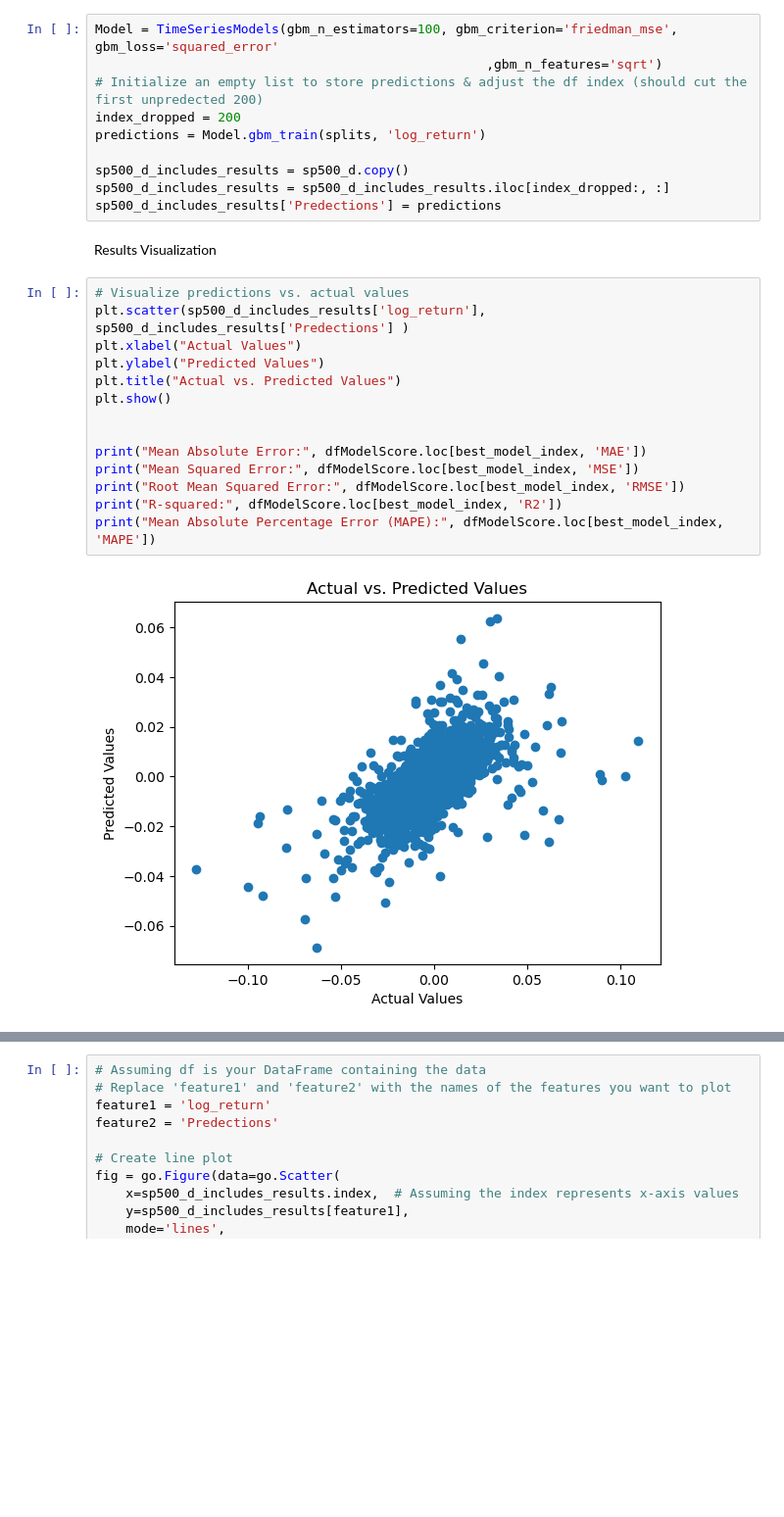
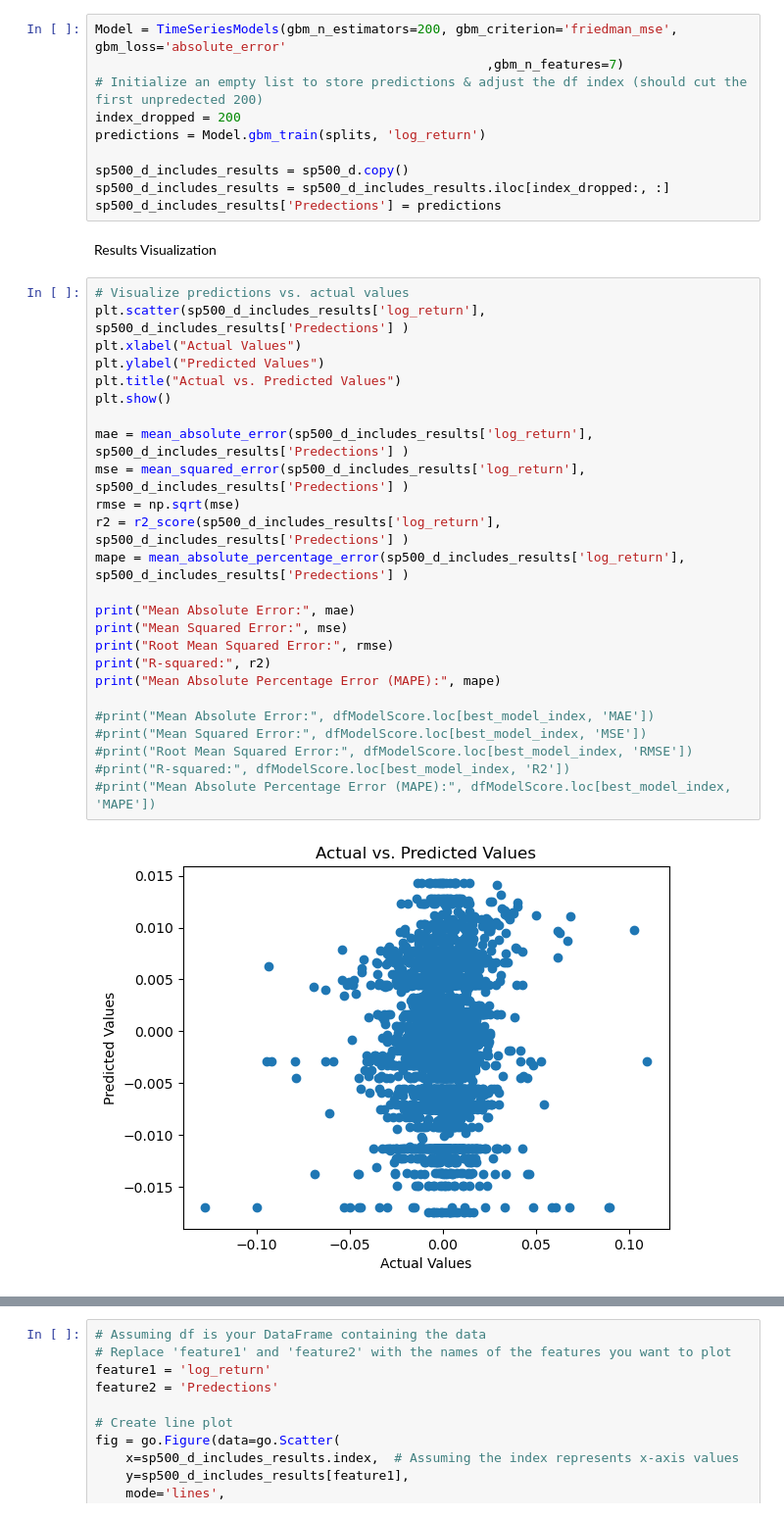
Before and after one commit to RashaJ90/Buy-Sell-Signals-XGBRegressor, a Jupyter notebook: notebooks/Write_again.ipynb, the cells around one changed output, grey strips where cells are left out. Shown at 98% size. Cells and saved outputs as stored; diff of their text form; blank space fills up the shorter version.

Commit message:
Final Results

```diff
--- a/notebooks/Write_again.ipynb
+++ b/notebooks/Write_again.ipynb
@@ -1774,8 +1765,8 @@ Name: 0, dtype: object
 # %% [markdown]
 Train the best Gradient Boosting Model
 # %%
-Model = TimeSeriesModels(gbm_n_estimators=100, gbm_criterion='friedman_mse', gbm_loss='squared_error'
-                                                   ,gbm_n_features='sqrt')
+Model = TimeSeriesModels(gbm_n_estimators=200, gbm_criterion='friedman_mse', gbm_loss='absolute_error'
+                                                   ,gbm_n_features=7)
 # Initialize an empty list to store predictions & adjust the df index (should cut the first unpredected 200)
 index_dropped = 200
 predictions = Model.gbm_train(splits, 'log_return')
@@ -1788,16 +1779,27 @@ Results Visualization
 # %%
 # Visualize predictions vs. actual values
 plt.scatter(sp500_d_includes_results['log_return'], sp500_d_includes_results['Predections'] )
 plt.xlabel("Actual Values")
 plt.ylabel("Predicted Values")
 plt.title("Actual vs. Predicted Values")
 plt.show()
 
+mae = mean_absolute_error(sp500_d_includes_results['log_return'], sp500_d_includes_results['Predections'] )
+mse = mean_squared_error(sp500_d_includes_results['log_return'], sp500_d_includes_results['Predections'] )
+rmse = np.sqrt(mse)
+r2 = r2_score(sp500_d_includes_results['log_return'], sp500_d_includes_results['Predections'] )
+mape = mean_absolute_percentage_error(sp500_d_includes_results['log_return'], sp500_d_includes_results['Predections'] )
 
-print("Mean Absolute Error:", dfModelScore.loc[best_model_index, 'MAE'])
-print("Mean Squared Error:", dfModelScore.loc[best_model_index, 'MSE'])
-print("Root Mean Squared Error:", dfModelScore.loc[best_model_index, 'RMSE'])
-print("R-squared:", dfModelScore.loc[best_model_index, 'R2'])
-print("Mean Absolute Percentage Error (MAPE):", dfModelScore.loc[best_model_index, 'MAPE'])
+print("Mean Absolute Error:", mae)
+print("Mean Squared Error:", mse)
+print("Root Mean Squared Error:", rmse)
+print("R-squared:", r2)
+print("Mean Absolute Percentage Error (MAPE):", mape)
+
+#print("Mean Absolute Error:", dfModelScore.loc[best_model_index, 'MAE'])
+#print("Mean Squared Error:", dfModelScore.loc[best_model_index, 'MSE'])
+#print("Root Mean Squared Error:", dfModelScore.loc[best_model_index, 'RMSE'])
+#print("R-squared:", dfModelScore.loc[best_model_index, 'R2'])
+#print("Mean Absolute Percentage Error (MAPE):", dfModelScore.loc[best_model_index, 'MAPE'])
 # %% [output]
-[figure, old version]
+[figure, new version]
```
Also changed, not shown: parts of 10 cells of this notebook, 2 other files.
